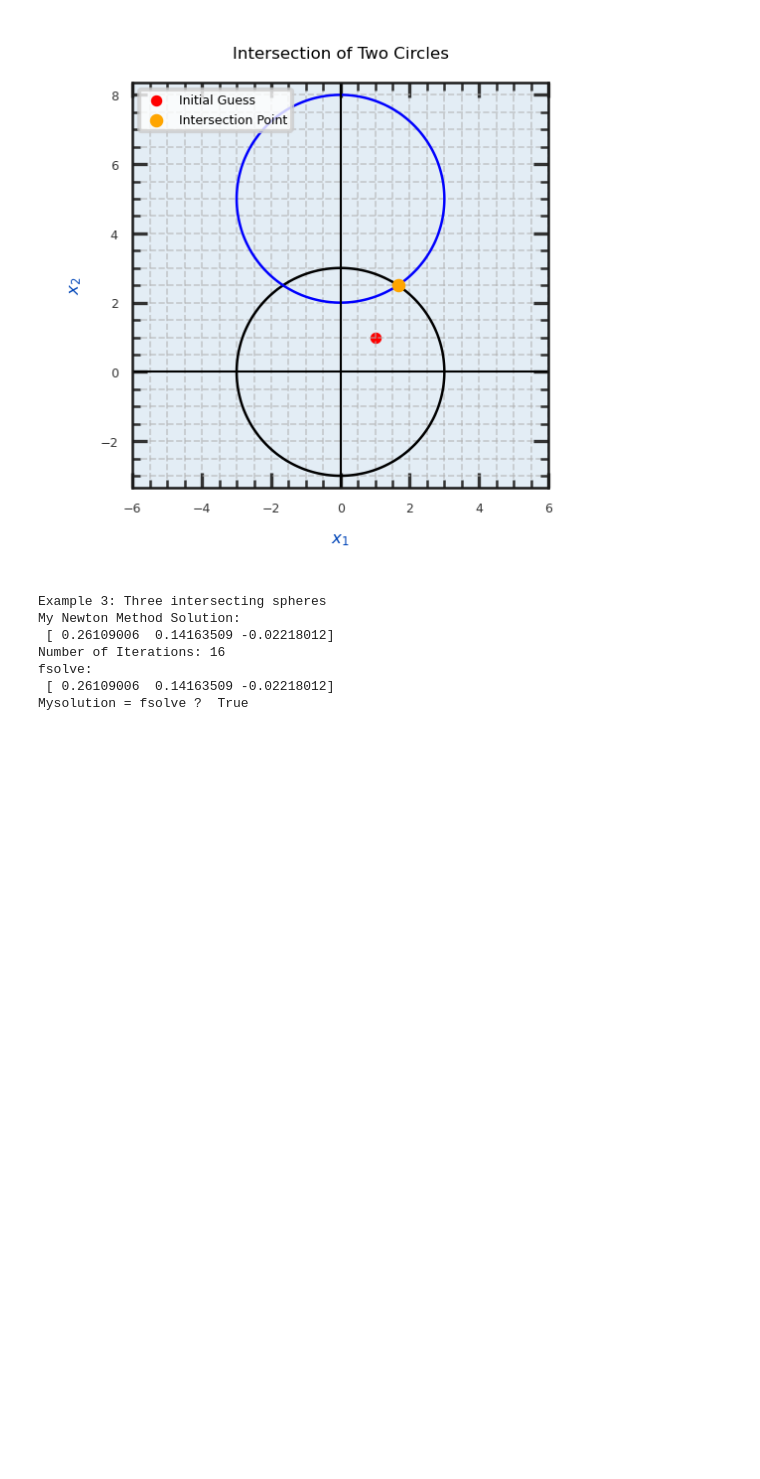
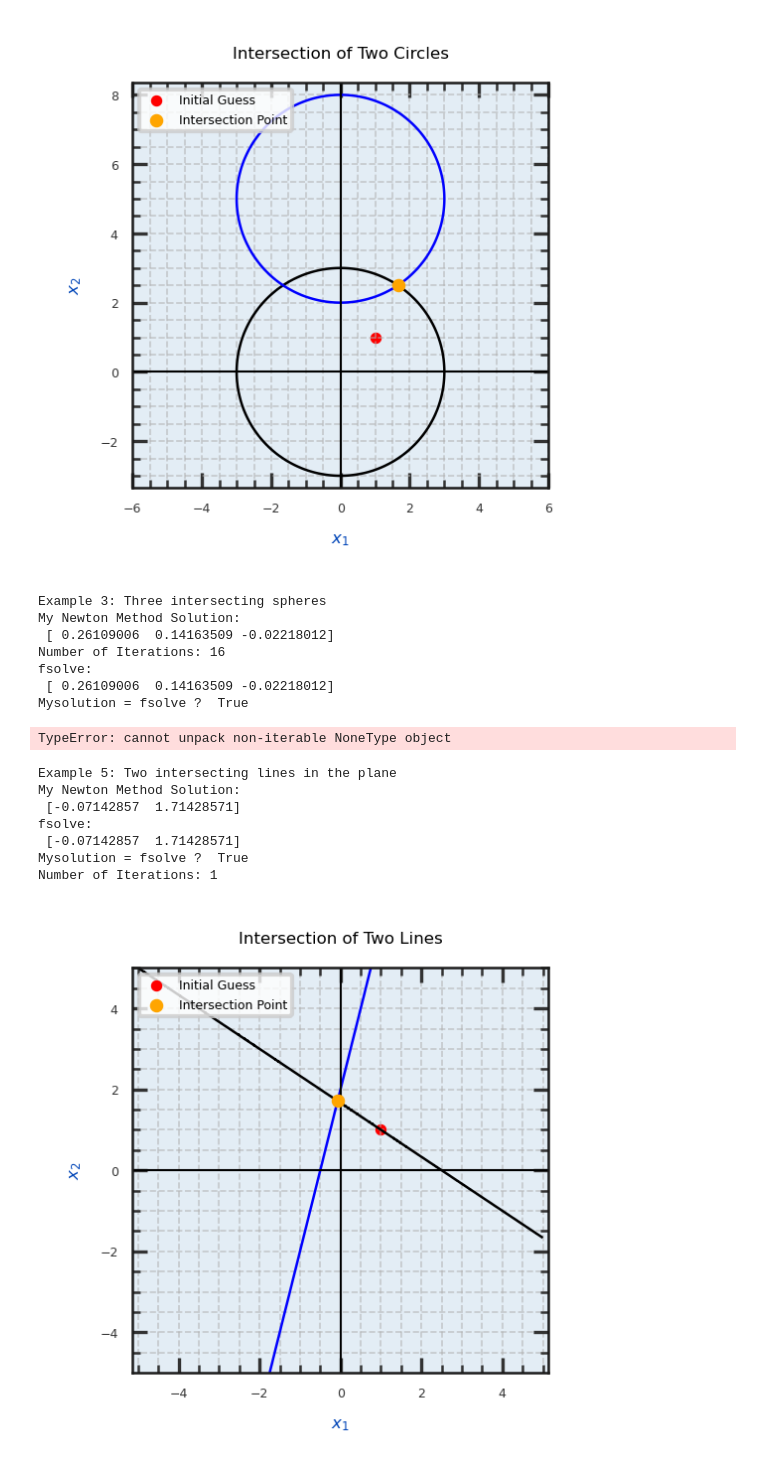
Before and after one commit to alex5523/num1b_p1, a Jupyter notebook: Abgabe/Newton_with_more_variables_Johansen_Num1b_P1.ipynb, the cells around one changed output. Drawn from its saved outputs; the diff is of its cells as text; code cells hidden in the pictures; blank space fills up the shorter version.

```diff
--- a/Abgabe/Newton_with_more_variables_Johansen_Num1b_P1.ipynb
+++ b/Abgabe/Newton_with_more_variables_Johansen_Num1b_P1.ipynb
@@ -54,3 +54,26 @@ Number of Iterations: 16
 fsolve:
  [ 0.26109006  0.14163509 -0.02218012]
 Mysolution = fsolve ?  True
+# %%
+# Example 4: Two non intersecting circles
+#x_init = [-1.0, 1.0]
+#x_init = [-1.0, -1.0]
+x_init = [1.0, 1.0]
+#x_init = [1.0, 4.0]
+ex4(x_init)
+# %% [output]
+TypeError: cannot unpack non-iterable NoneType object
+# %%
+# Example 5: Two intersecting lines in the plane
+x_init = [1.0, 1.0]
+#x_init = [-1.0, 0.0] # Jacobian singular
+ex5(x_init)
+# %% [output]
+Example 5: Two intersecting lines in the plane
+My Newton Method Solution:
+ [-0.07142857  1.71428571]
+fsolve:
+ [-0.07142857  1.71428571]
+Mysolution = fsolve ?  True
+Number of Iterations: 1
+[figure, added]
```
Also changed, not shown: parts of 4 cells of this notebook, 3 other files.
